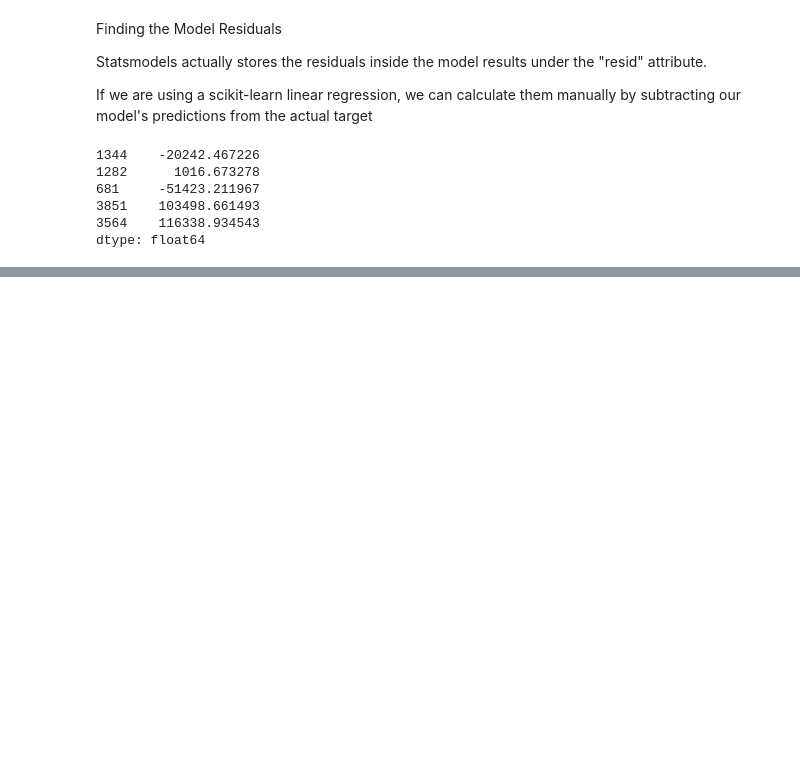
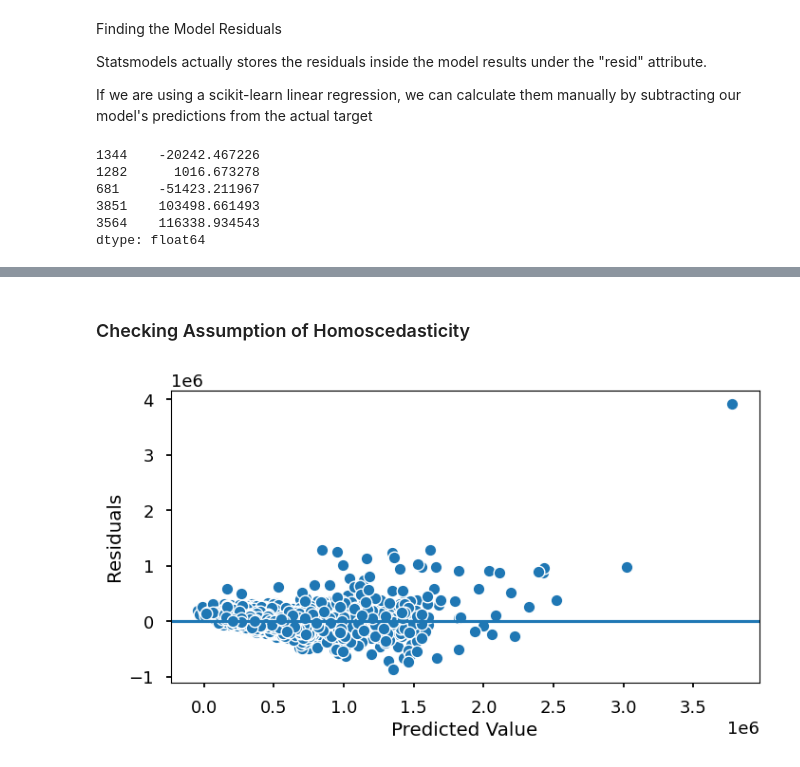
Before and after one commit to paulapipkin/Linear-Regression-Assumptions, a Jupyter notebook: Linear Regression Assumptions.ipynb, the cells around one changed output, grey strips where cells are left out. Drawn from its saved outputs; the diff is of its cells as text; code cells hidden in the pictures; blank space fills up the shorter version.

```diff
--- a/Linear Regression Assumptions.ipynb
+++ b/Linear Regression Assumptions.ipynb
@@ -291,0 +297,13 @@ dtype: float64
+# %% [markdown]
+### Checking Assumption of Homoscedasticity
+# %%
+## Get predictions and calculate residuals
+y_pred = result.predict(X_train_df)
+resid = y_train -  y_pred
+## Plot predicitons vs resids
+fig, ax = plt.subplots(figsize=(8,4))
+ax.scatter(y_pred,resid,ec='white',lw=1)
+ax.axhline(0)
+ax.set(ylabel='Residuals',xlabel='Predicted Value');
+# %% [output]
+[figure, added]
```
Also changed, not shown: parts of 28 cells of this notebook, 1 other file.
